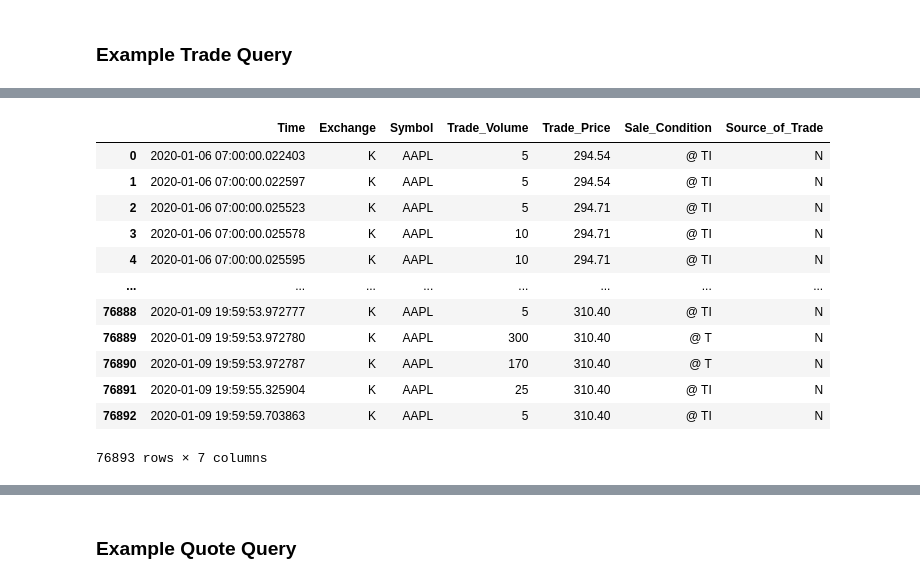
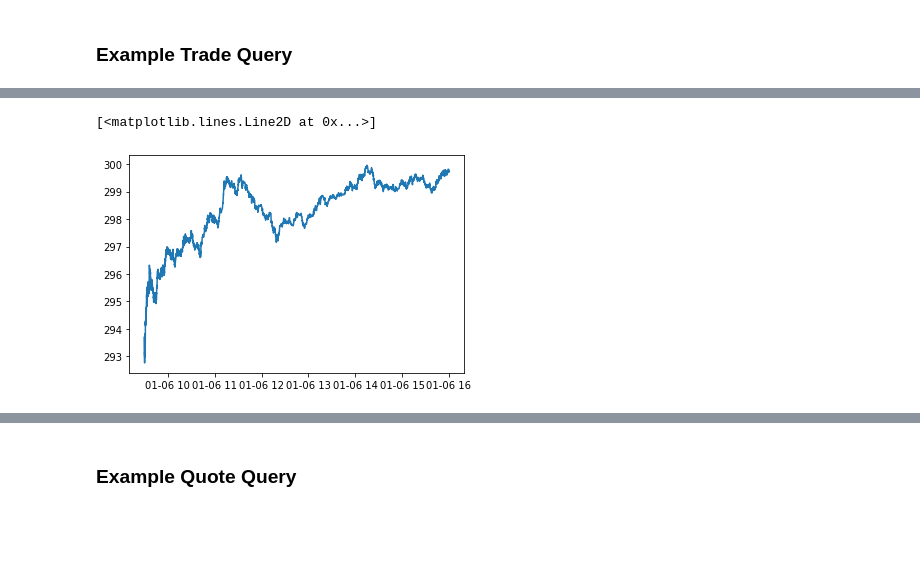
Before and after one commit to AMS-QF/TAQ-Data, a Jupyter notebook: Example_Data_NB.ipynb, the cells around one changed output, grey strips where cells are left out. Cells and saved outputs as stored; diff of their text form; code cells hidden in the pictures; blank space fills up the shorter version.

```diff
--- a/Example_Data_NB.ipynb
+++ b/Example_Data_NB.ipynb
@@ -34,16 +53,9 @@ INFO:paramiko.transport.sftp:[chan 1] Opened sftp connection (server version 3)
-# %%
-pd.read_csv('data/AAPL_trades.csv')
-# %% [output]
-|  | Time | Exchange | Symbol | Trade_Volume | Trade_Price | Sale_Condition | Source_of_Trade |
-| 0 | 2020-01-06 07:00:00.022403 | K | AAPL | 5 | 294.54 | @ TI | N |
-| 1 | 2020-01-06 07:00:00.022597 | K | AAPL | 5 | 294.54 | @ TI | N |
-| 2 | 2020-01-06 07:00:00.025523 | K | AAPL | 5 | 294.71 | @ TI | N |
-| 3 | 2020-01-06 07:00:00.025578 | K | AAPL | 10 | 294.71 | @ TI | N |
-| 4 | 2020-01-06 07:00:00.025595 | K | AAPL | 10 | 294.71 | @ TI | N |
-| ... | ... | ... | ... | ... | ... | ... | ... |
-| 76888 | 2020-01-09 19:59:53.972777 | K | AAPL | 5 | 310.40 | @ TI | N |
-| 76889 | 2020-01-09 19:59:53.972780 | K | AAPL | 300 | 310.40 | @ T | N |
-| 76890 | 2020-01-09 19:59:53.972787 | K | AAPL | 170 | 310.40 | @ T | N |
-| 76891 | 2020-01-09 19:59:55.325904 | K | AAPL | 25 | 310.40 | @ TI | N |
-| 76892 | 2020-01-09 19:59:59.703863 | K | AAPL | 5 | 310.40 | @ TI | N |
-76893 rows × 7 columns
+# %%
+trades=pd.read_csv('data/AAPL_trades.csv')
+trades=clean_trades(trades)
+trades.to_csv('data/AAPL_trades.csv')
+# %%
+plt.plot(trades['Trade_Price'])
+# %% [output]
+[<matplotlib.lines.Line2D at 0x...>]
+[figure, added]
```
Also changed, not shown: parts of 14 cells of this notebook, 2 other files.
